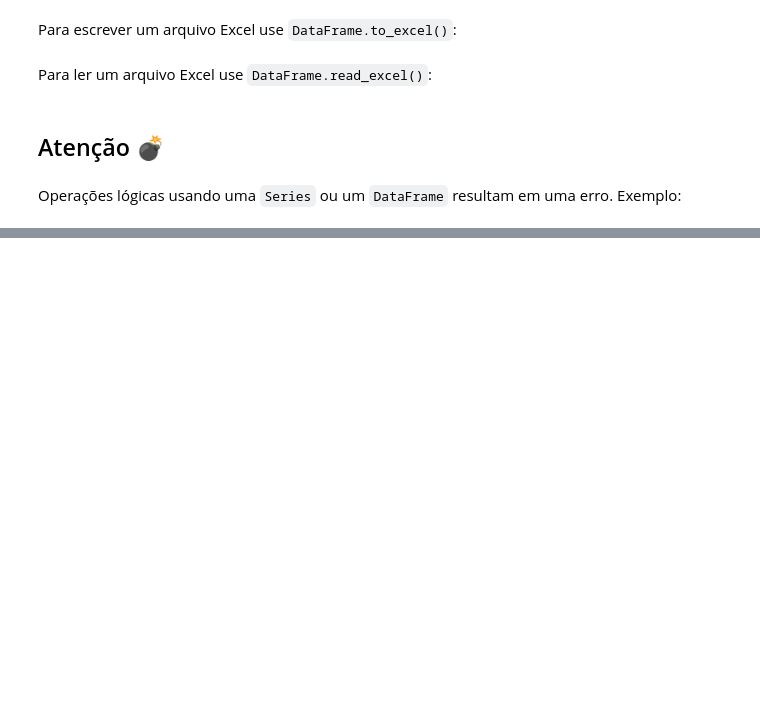
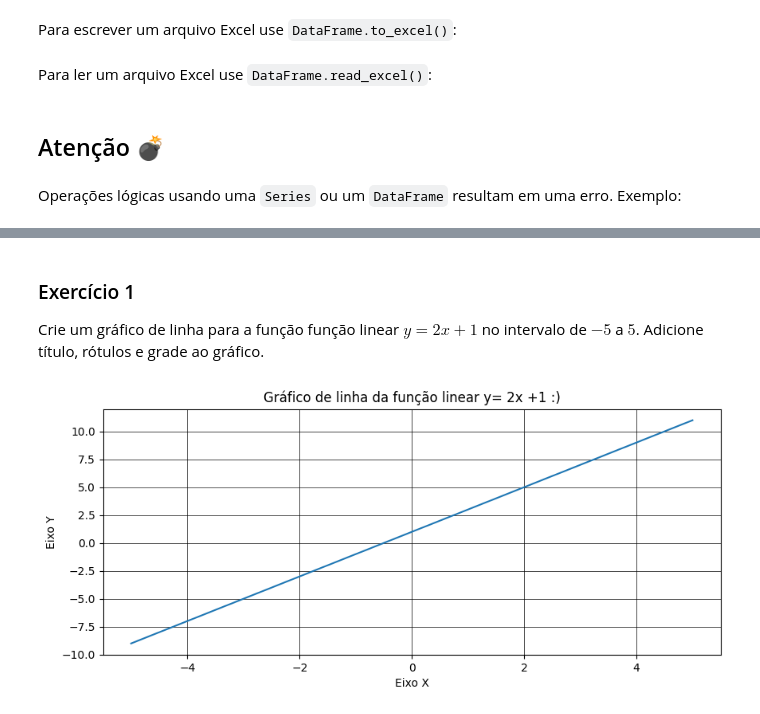
Before and after one commit to py241031342/CEE2, a Jupyter notebook: aulas.ipynb, the cells around one changed output, grey strips where cells are left out. Cells and saved outputs as stored; diff of their text form; code cells hidden in the pictures; blank space fills up the shorter version.

```diff
--- a/aulas.ipynb
+++ b/aulas.ipynb
@@ -4087,0 +4000,22 @@ Operações lógicas usando uma `Series` ou um `DataFrame` resultam em uma erro.
+# %% [markdown]
+### Exercício 1
+
+Crie um gráfico de linha para a função função linear $𝑦=2𝑥+1$
+no intervalo de $-5$ a $5$. Adicione título, rótulos e grade ao gráfico.
+# %%
+import matplotlib.pyplot as plt
+
+#Criando a função
+x = np.linspace(-5,5,100)
+y = 2*x + 1
+
+#Plotando
+plt.figure(figsize = (10,4))
+plt.plot(x,y)
+plt.title("Gráfico de linha da função linear y= 2x +1 :)")
+plt.xlabel("Eixo X")
+plt.ylabel("Eixo Y")
+plt.grid(color="black", linestyle="-", linewidth=0.5)
+plt.show()
+# %% [output]
+[figure, added]
```
Also changed, not shown: parts of 50 cells of this notebook.
